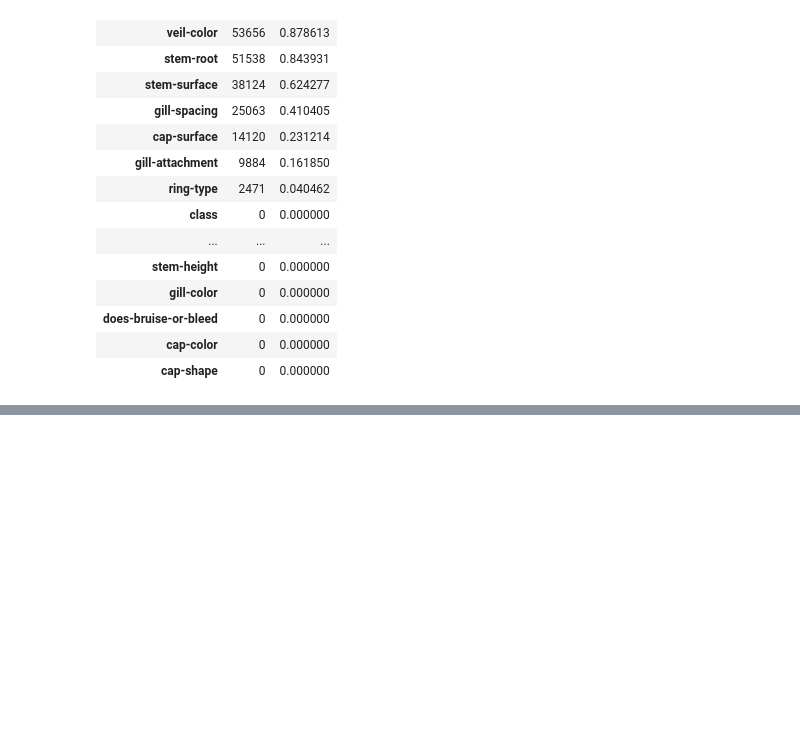
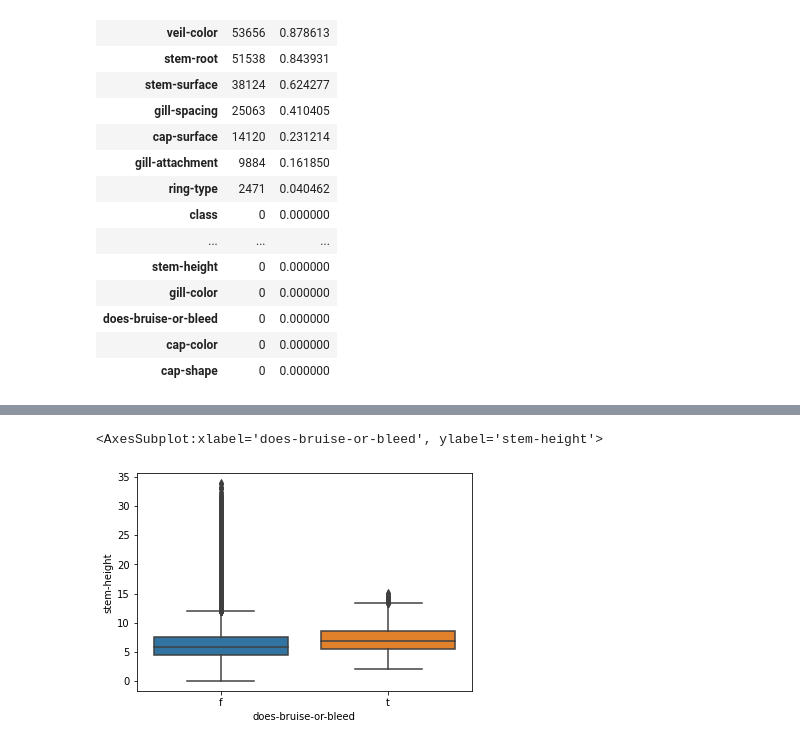
Before and after one commit to Arjissuan/Mushrooms-and-machine-learning, a Jupyter notebook: src/main_notebook.ipynb, the cells around one changed output, grey strips where cells are left out. Saved outputs shown, nothing was run; the diff lists cells and outputs as text; code cells hidden in the pictures; blank space fills up the shorter version.

```diff
--- a/src/main_notebook.ipynb
+++ b/src/main_notebook.ipynb
@@ -151,0 +187,5 @@ Name: veil-type, Length: 61069, dtype: object
+# %%
+sns.boxplot(data=secondary_df,x='does-bruise-or-bleed',y='stem-height')
+# %% [output]
+<AxesSubplot:xlabel='does-bruise-or-bleed', ylabel='stem-height'>
+[figure, added]
```
Also changed, not shown: parts of 23 cells of this notebook, 1 other file.
